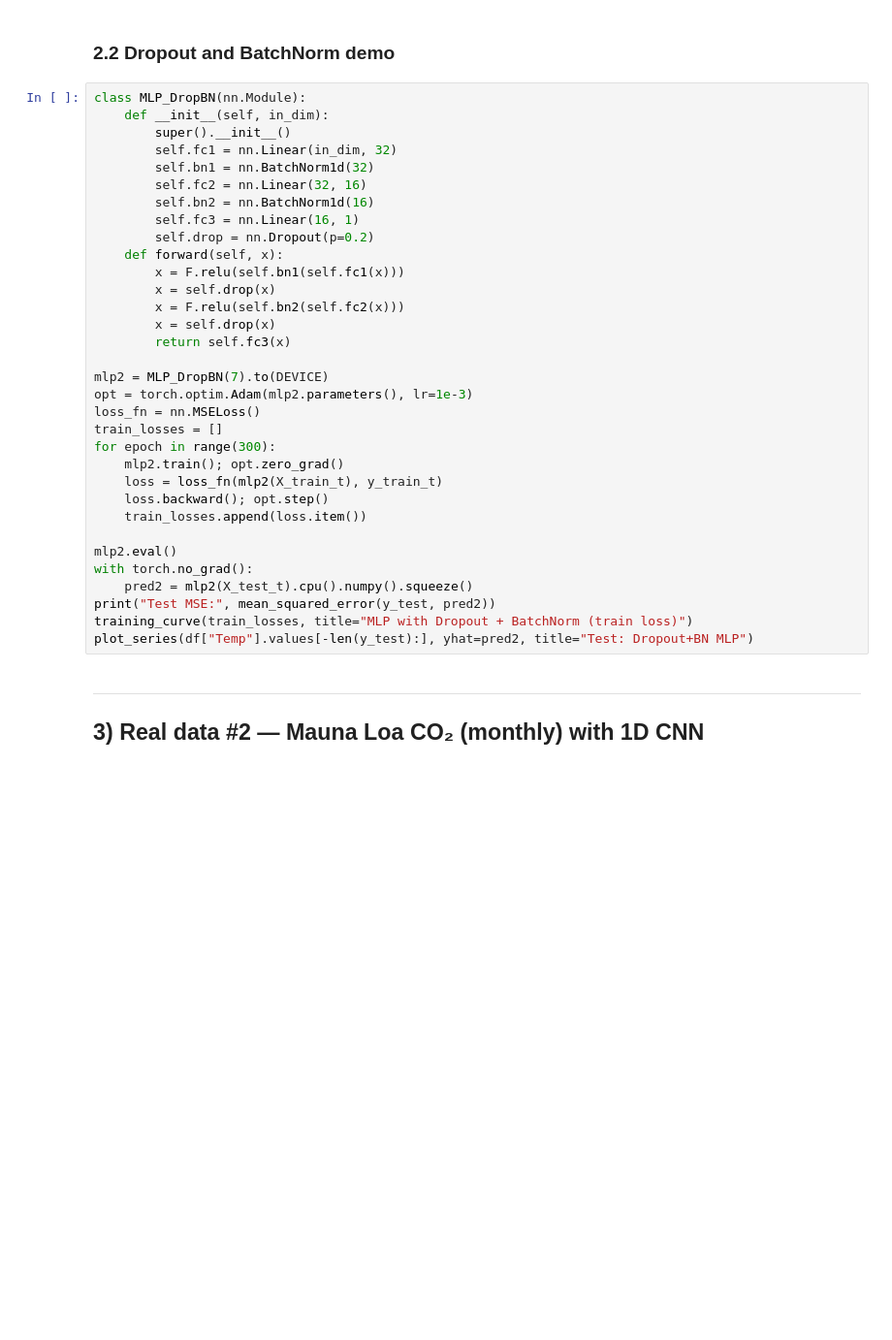
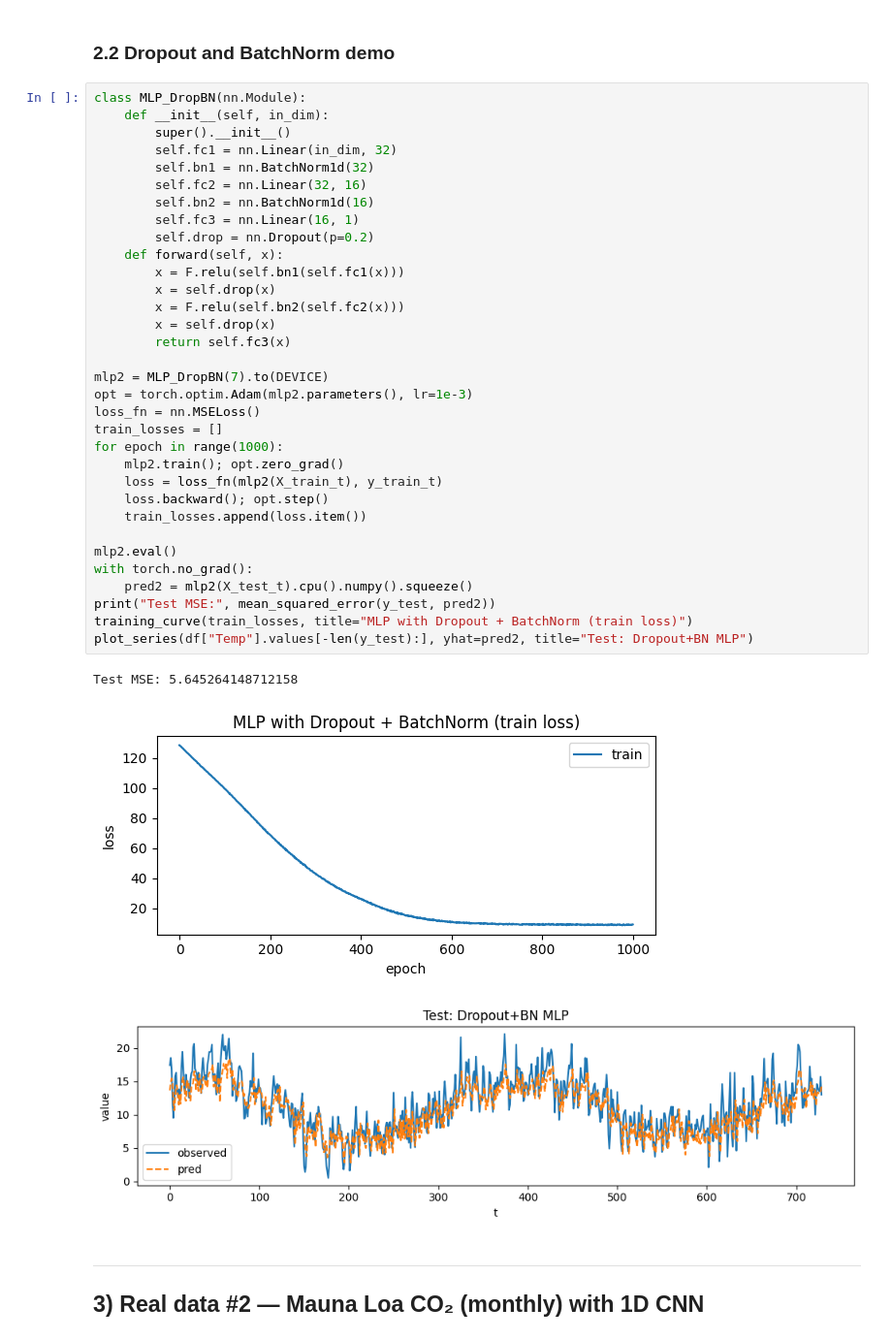
Before and after one commit to andrewcparnell/STAT41130, a Jupyter notebook: slides/day 2/D2C3.ipynb, the cells around one changed output. Shown at 97% size. Cells and saved outputs as stored; diff of their text form; blank space fills up the shorter version.

```diff
--- a/slides/day 2/D2C3.ipynb
+++ b/slides/day 2/D2C3.ipynb
@@ -198,34 +218,38 @@ class MLP_DropBN(nn.Module):
     def __init__(self, in_dim):
         super().__init__()
         self.fc1 = nn.Linear(in_dim, 32)
         self.bn1 = nn.BatchNorm1d(32)
         self.fc2 = nn.Linear(32, 16)
         self.bn2 = nn.BatchNorm1d(16)
         self.fc3 = nn.Linear(16, 1)
         self.drop = nn.Dropout(p=0.2)
     def forward(self, x):
         x = F.relu(self.bn1(self.fc1(x)))
         x = self.drop(x)
         x = F.relu(self.bn2(self.fc2(x)))
         x = self.drop(x)
         return self.fc3(x)
 
 mlp2 = MLP_DropBN(7).to(DEVICE)
 opt = torch.optim.Adam(mlp2.parameters(), lr=1e-3)
 loss_fn = nn.MSELoss()
 train_losses = []
-for epoch in range(300):
+for epoch in range(1000):
     mlp2.train(); opt.zero_grad()
     loss = loss_fn(mlp2(X_train_t), y_train_t)
     loss.backward(); opt.step()
     train_losses.append(loss.item())
 
 mlp2.eval()
 with torch.no_grad():
     pred2 = mlp2(X_test_t).cpu().numpy().squeeze()
 print("Test MSE:", mean_squared_error(y_test, pred2))
 training_curve(train_losses, title="MLP with Dropout + BatchNorm (train loss)")
 plot_series(df["Temp"].values[-len(y_test):], yhat=pred2, title="Test: Dropout+BN MLP")
+# %% [output]
+Test MSE: 5.645264148712158
+[figure, added]
+[figure, added]
 # %% [markdown]
 ---
 ## 3) Real data #2 — Mauna Loa CO₂ (monthly) with 1D CNN
```
Also changed, not shown: parts of 10 cells of this notebook.
